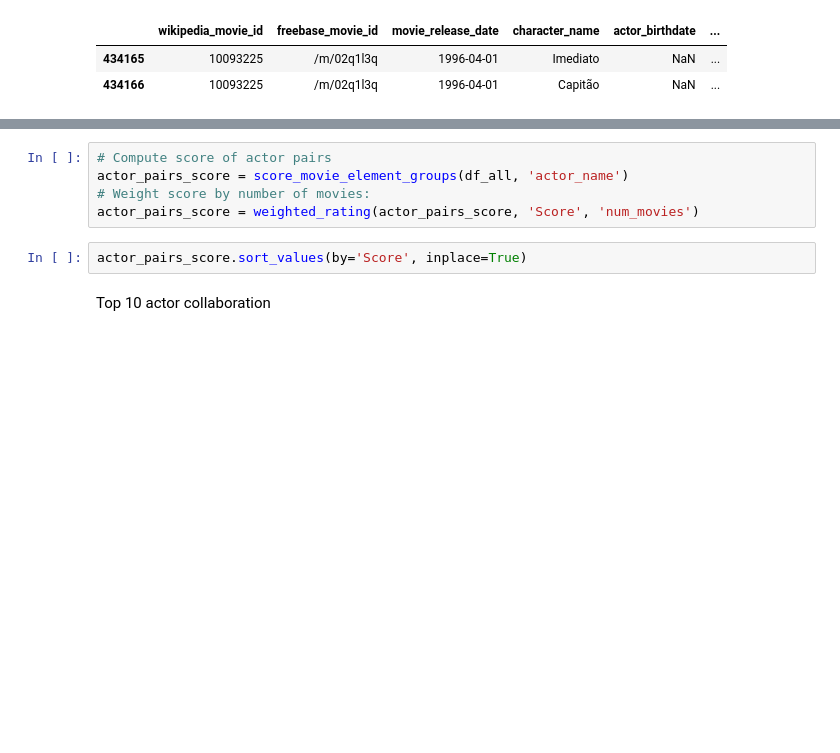
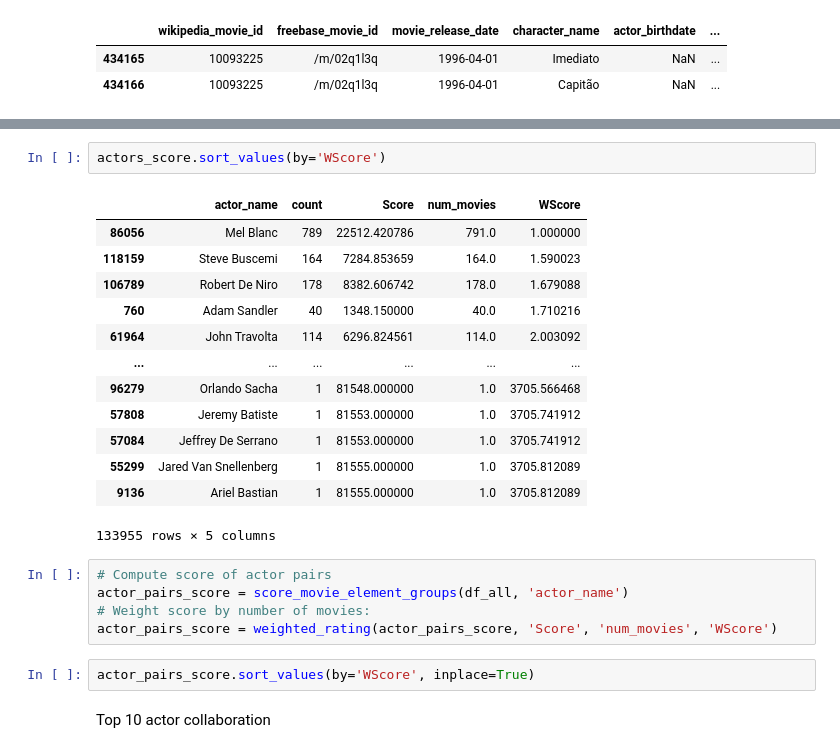
Before and after one commit to epfl-ada/ada-2022-project-theadaholics, a Jupyter notebook: main.ipynb, the cells around one changed output, grey strips where cells are left out. Drawn from its saved outputs; the diff is of its cells as text; blank space fills up the shorter version.

```diff
--- a/main.ipynb
+++ b/main.ipynb
@@ -1192,10 +1190,26 @@ actors_score.sort_values(by='Score').head()
+# %%
+actors_score.sort_values(by='WScore')
+# %% [output]
+|  | actor_name | count | Score | num_movies | WScore |
+| 86056 | Mel Blanc | 789 | 22512.420786 | 791.0 | 1.000000 |
+| 118159 | Steve Buscemi | 164 | 7284.853659 | 164.0 | 1.590023 |
+| 106789 | Robert De Niro | 178 | 8382.606742 | 178.0 | 1.679088 |
+| 760 | Adam Sandler | 40 | 1348.150000 | 40.0 | 1.710216 |
+| 61964 | John Travolta | 114 | 6296.824561 | 114.0 | 2.003092 |
+| ... | ... | ... | ... | ... | ... |
+| 96279 | Orlando Sacha | 1 | 81548.000000 | 1.0 | 3705.566468 |
+| 57808 | Jeremy Batiste | 1 | 81553.000000 | 1.0 | 3705.741912 |
+| 57084 | Jeffrey De Serrano | 1 | 81553.000000 | 1.0 | 3705.741912 |
+| 55299 | Jared Van Snellenberg | 1 | 81555.000000 | 1.0 | 3705.812089 |
+| 9136 | Ariel Bastian | 1 | 81555.000000 | 1.0 | 3705.812089 |
+133955 rows × 5 columns
 # %%
 # Compute score of actor pairs
 actor_pairs_score = score_movie_element_groups(df_all, 'actor_name')
 # Weight score by number of movies:
-actor_pairs_score = weighted_rating(actor_pairs_score, 'Score', 'num_movies')
+actor_pairs_score = weighted_rating(actor_pairs_score, 'Score', 'num_movies', 'WScore')
 # %%
-actor_pairs_score.sort_values(by='Score', inplace=True)
+actor_pairs_score.sort_values(by='WScore', inplace=True)
 # %% [markdown]
 Top 10 actor collaboration
 # %%
```
Also changed, not shown: parts of 58 cells of this notebook, 1 other file.
